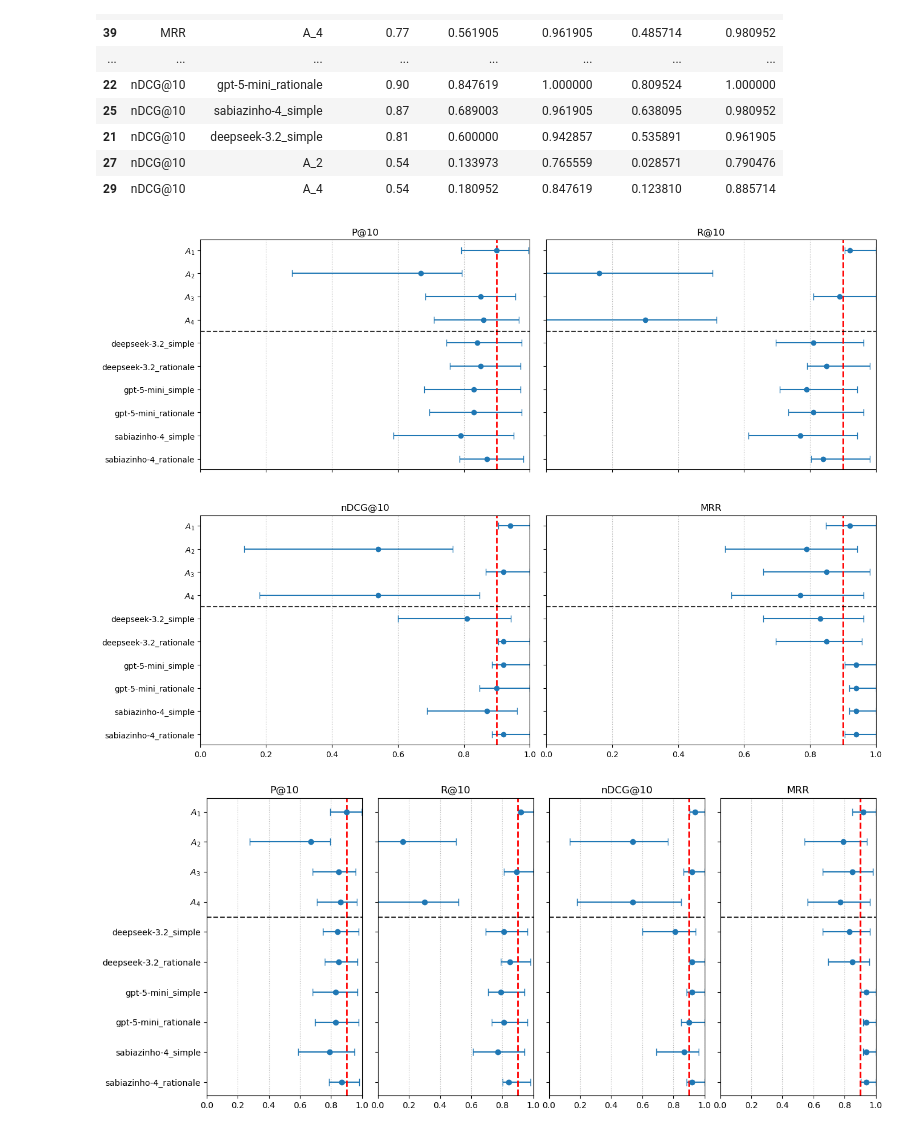
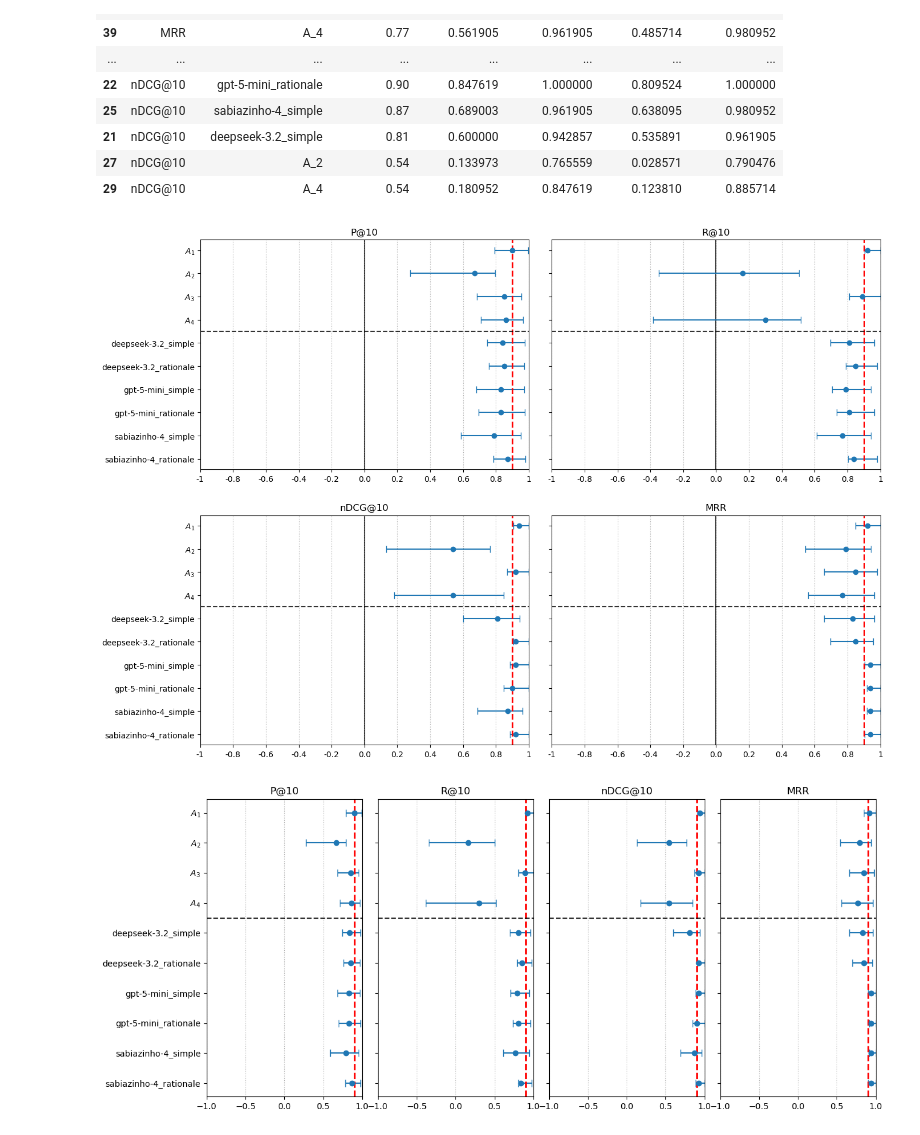
Before and after one commit to carisio/NormasTCU, a Jupyter notebook: 8 - Comparação ranking sistemas.ipynb, the cells around one changed output. Saved outputs shown, nothing was run; the diff lists cells and outputs as text; code cells hidden in the pictures.

```diff
--- a/8 - Comparação ranking sistemas.ipynb
+++ b/8 - Comparação ranking sistemas.ipynb
@@ -1222,6 +1222,17 @@ Processando MRR
 | 27 | nDCG@10 | A_2 | 0.54 | 0.133973 | 0.765559 | 0.028571 | 0.790476 |
 | 29 | nDCG@10 | A_4 | 0.54 | 0.180952 | 0.847619 | 0.123810 | 0.885714 |
 # %%
+from matplotlib.ticker import MultipleLocator, FormatStrFormatter
+from matplotlib.ticker import FuncFormatter
+
+def tick_formatter(x, pos):
+    if np.isclose(x, -1):
+        return "-1"
+    elif np.isclose(x, 1):
+        return "1"
+    else:
+        return f"{x:.1f}"
+
 ##############################################################################
 # ORDEM
 ##############################################################################
@@ -1295,11 +1306,22 @@ for idx, metrica in enumerate(METRICAS):
         color="red"
     )
 
+    ax.axvline(
+        0,
+        color="black",
+        linewidth=1.5,
+        alpha=0.8,
+        zorder=0
+    )
+
     ##########################################################################
     # FORMATAÇÃO
     ##########################################################################
 
     ax.set_yticks(y)
+
+    ax.xaxis.set_major_locator(MultipleLocator(0.2))
+    ax.xaxis.set_major_formatter(FuncFormatter(tick_formatter))
 
     if idx == 0 or idx == 2:
         ax.set_yticklabels([
@@ -1309,38 +1331,38 @@ for idx, metrica in enumerate(METRICAS):
     else:
         ax.set_yticklabels([])
 
-    if idx in [0, 1]:
-        ax.set_xticklabels([])
+    #if idx in [0, 1]:
+    #    ax.set_xticklabels([])
 
     ax.axhline(
         y=3.5,
         color="black",
         alpha=0.8,
         linestyle="--",
         linewidth=1.5
     )
 
     ax.invert_yaxis()
 
     ax.set_title(metrica)
 
     ax.grid(
         axis="x",
         linestyle=":"
     )
 
-    ax.set_xlim(0, 1)
+    ax.set_xlim(-1, 1)
 
 ##############################################################################
 # FINALIZA
 ##############################################################################
 plt.tight_layout(rect=[0, 0, 1, 0.96])
-plt.subplots_adjust(wspace=0.05, hspace=0.2)
+plt.subplots_adjust(wspace=0.07, hspace=0.2)
 plt.savefig("figure_7-ic_90_tau.png", dpi=600, bbox_inches="tight")
 
 plt.show()
 # %% [output]
-[figure, old version]
+[figure, new version]
 # %%
 ##############################################################################
 # ORDEM
@@ -1445,7 +1467,7 @@ for idx, metrica in enumerate(METRICAS):
         linestyle=":"
     )
 
-    ax.set_xlim(0, 1)
+    ax.set_xlim(-1, 1)
 
 ##############################################################################
 # FINALIZA
@@ -1462,4 +1484,4 @@ plt.savefig("figure_7-ic_90_tau.png", dpi=600, bbox_inches="tight")
 
 plt.show()
 # %% [output]
-[figure, old version]
+[figure, new version]
```
